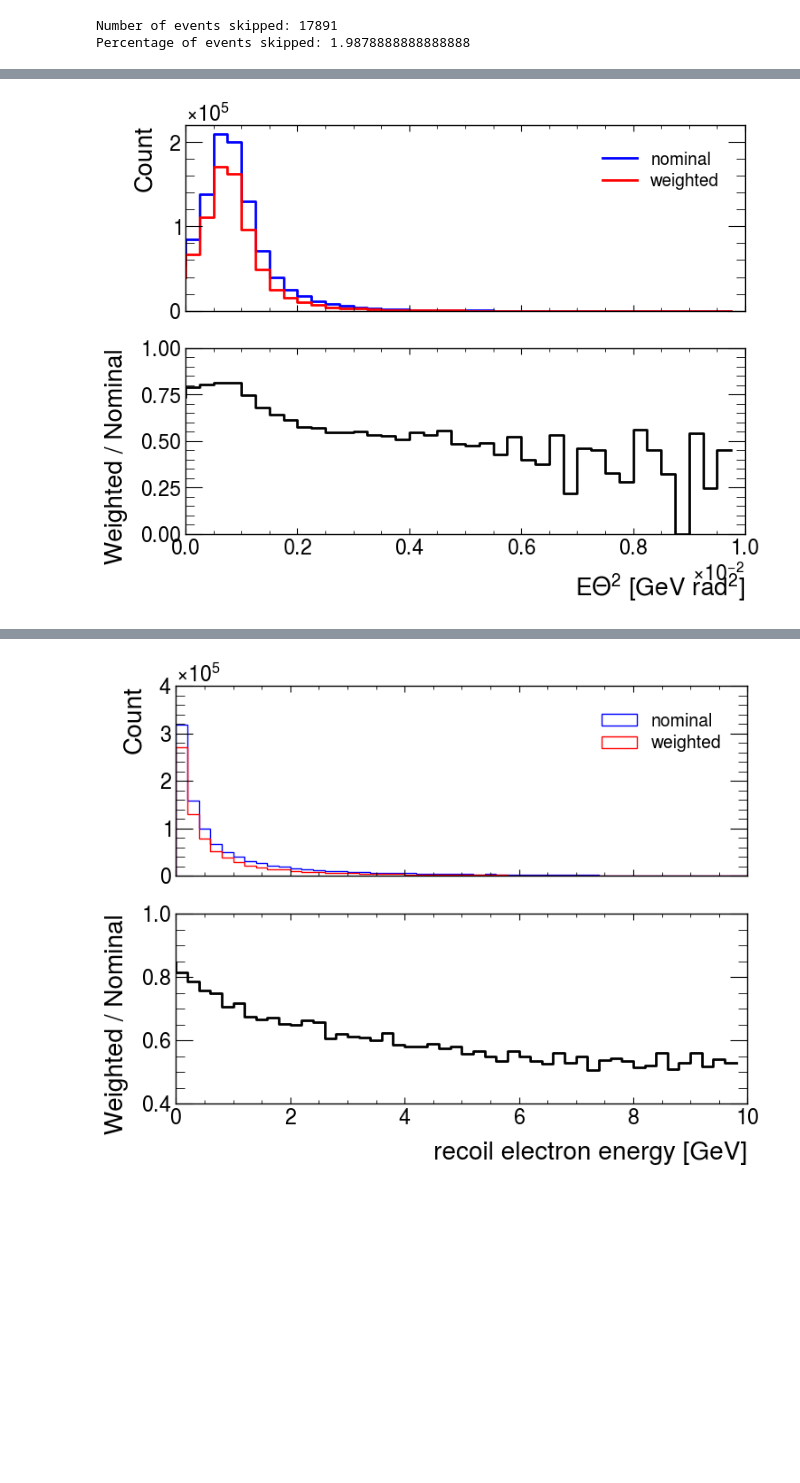
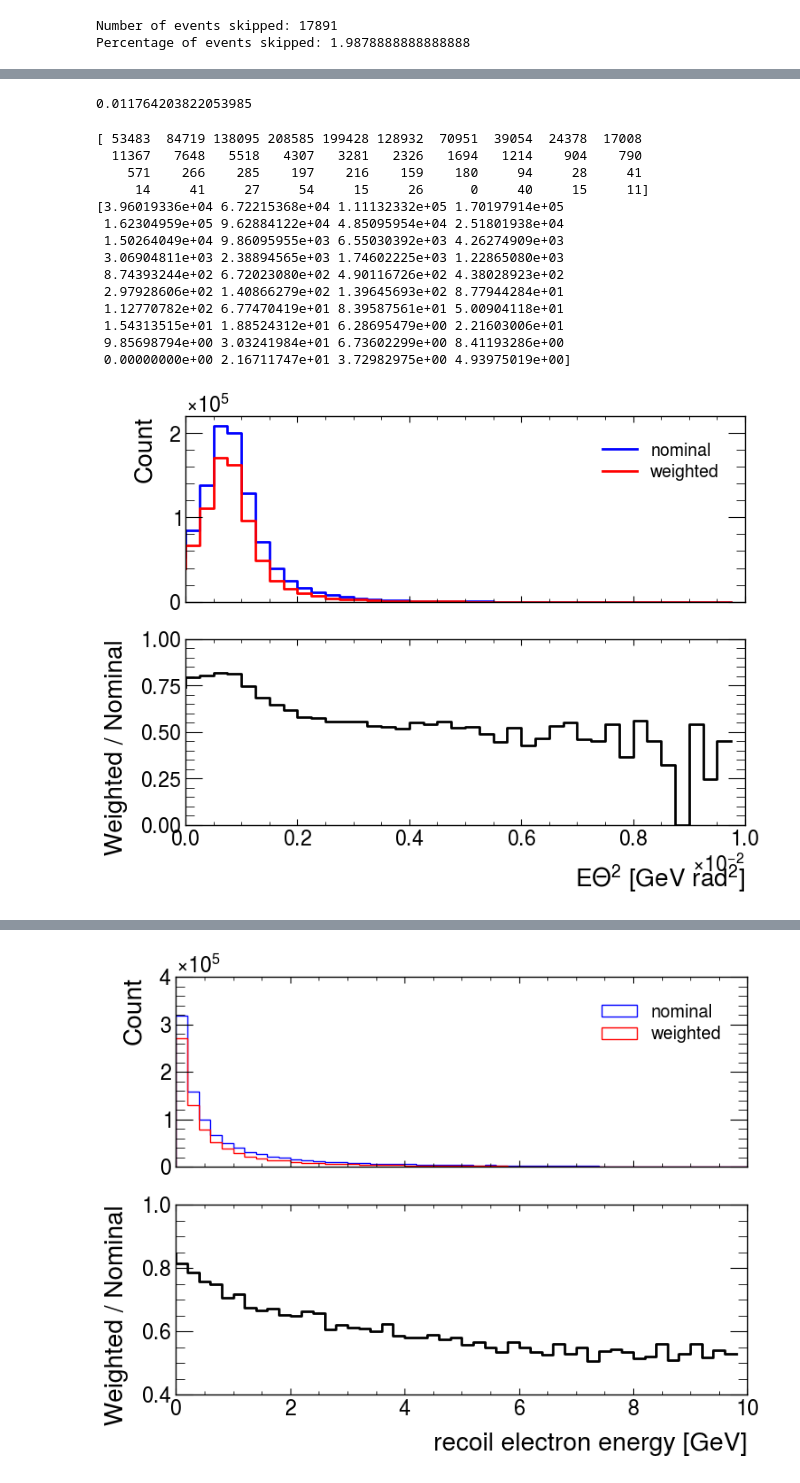
Before and after one commit to horohoo/thoroho-nova, a Jupyter notebook: ldmcode/NOvA_pion_dist.ipynb, the cells around one changed output, grey strips where cells are left out. Saved outputs shown, nothing was run; the diff lists cells and outputs as text; code cells hidden in the pictures; blank space fills up the shorter version.

```diff
--- a/ldmcode/NOvA_pion_dist.ipynb
+++ b/ldmcode/NOvA_pion_dist.ipynb
@@ -416,15 +422,29 @@ fig = plt.figure()
 ax = fig.add_subplot()
 X, Y = np.meshgrid(bins_pz, bins_pT)
 rat = ax.pcolormesh(X, Y, MIPP_BMPT_ratio.T,cmap='jet',vmin=0, vmax=2)
-cs = ax.contour(*midpoints, grid, levels=4, colors='k', zorder=40)
+#cs = ax.contour(*midpoints, grid, levels=50, colors='k', zorder=40)
 cbar = fig.colorbar(rat)
-cbar.set_label('MIPP / BMPT')
-ax.set_xlabel('pz [GeV]')
-ax.set_ylabel('pT [GeV]')
-fig.suptitle('MIPP / BMPT ratio')
+cbar.set_label('MIPP / BdNMC', loc='center')
+ax.set_xlabel('pz (GeV)', loc='center')
+ax.set_ylabel('pT (GeV)', loc='center')
+ax.set_title(r'NOvA Simulation', color='#999999', loc='right')
+
+for level in range(850):
+    cs = ax.contour(*midpoints, grid, levels=[level], colors='k', zorder=40)
+    if level == 849:
+        alpha = 1
+    else:
+        alpha = 0
+    for collection in cs.collections:
+        collection.set_alpha(alpha)
+
+ax.text(50, 1, '90% of DM', color='k')
+
+fig.savefig('/exp/nova/data/users/thoroho/MIPP-BMPT_ratio.pdf', dpi=300)
+
 plt.show()
 
-dat = cs.allsegs[1][0]
+dat = cs.allsegs[0][0]
 ldmevents = 0
 totalevents = 0
 path = mpl.path.Path(dat)
@@ -525,6 +547,12 @@ theta_vals = []
 
 allevents = 0
 goodevents = 0
+
+hEtheta2 = Hist(hist.axis.Regular(bins=12, start=0, stop=0.012, name="Etheta2", flow=False))
+hEtheta2w = Hist(hist.axis.Regular(bins=12, start=0, stop=0.012, name="Etheta2", flow=False))
+
+hE = Hist(hist.axis.Regular(bins=20, start=0, stop=10, name="Energy", flow=False))
+hEw = Hist(hist.axis.Regular(bins=20, start=0, stop=10, name="Energy", flow=False))
 
 for f in files:
     fname = os.path.join(evnpath, f)
@@ -558,7 +586,12 @@ for f in files:
                                             theta = angle_between(beam_direction, (val[0], val[1], val[2]))
                                             E = val[3]
                                             Etheta2_vals.append(E*theta*theta)
+                                            hEtheta2.fill(E*theta*theta)
                                             Etheta2_weights.append(MIPP_BMPT_ratio[pzi][pTi])
+                                            hEtheta2w.fill(E*theta*theta, weight=MIPP_BMPT_ratio[pzi][pTi])
+
+                                            hE.fill(E)
+                                            hEw.fill(E, weight=MIPP_BMPT_ratio[pzi][pTi])
 
                                             E_vals.append(E)
                                             theta_vals.append(theta)
@@ -614,23 +660,44 @@ for f in files:
+# %%
+print(max(Etheta2_vals))
+# %% [output]
+0.011764203822053985
 # %%
-nominal, edges = np.histogram(Etheta2_nominal, bins=np.linspace(0, 0.01, 41))
+nominal, edges = np.histogram(Etheta2_vals, bins=np.linspace(0, 0.01, 41))
 weighted, edges = np.histogram(Etheta2_vals, bins=np.linspace(0, 0.01, 41), weights=Etheta2_weights)
 ratio = []
 for i in range(len(nominal)):
     if nominal[i] > 0:
         ratio.append(weighted[i]/nominal[i])
     else:
         ratio.append(0)
+
+print(nominal)
+print(weighted)
 
 fig, (ax0, ax1) = plt.subplots(2, sharex=True)
 ax0.step(edges[:-1], nominal, color='blue',label='nominal')
 ax0.step(edges[:-1], weighted, color='red', label='weighted')
 ax1.set_xlabel('E$\Theta^2$ [GeV rad$^2$]')
 ax1.step(edges[:-1], ratio, color='black')
 ax0.set_ylim((0,2.2e5))
 ax1.set_ylim((0,1))
 ax0.set_ylabel('Count')
 ax1.set_ylabel(' Weighted / Nominal')
 ax0.legend()
 fig.show()
 # %% [output]
+[ 53483  84719 138095 208585 199428 128932  70951  39054  24378  17008
+  11367   7648   5518   4307   3281   2326   1694   1214    904    790
+    571    266    285    197    216    159    180     94     28     41
+     14     41     27     54     15     26      0     40     15     11]
+[3.96019336e+04 6.72215368e+04 1.11132332e+05 1.70197914e+05
+ 1.62304959e+05 9.62884122e+04 4.85095954e+04 2.51801938e+04
+ 1.50264049e+04 9.86095955e+03 6.55030392e+03 4.26274909e+03
+ 3.06904811e+03 2.38894565e+03 1.74602225e+03 1.22865080e+03
+ 8.74393244e+02 6.72023080e+02 4.90116726e+02 4.38028923e+02
+ 2.97928606e+02 1.40866279e+02 1.39645693e+02 8.77944284e+01
+ 1.12770782e+02 6.77470419e+01 8.39587561e+01 5.00904118e+01
+ 1.54313515e+01 1.88524312e+01 6.28695479e+00 2.21603006e+01
+ 9.85698794e+00 3.03241984e+01 6.73602299e+00 8.41193286e+00
+ 0.00000000e+00 2.16711747e+01 3.72982975e+00 4.93975019e+00]
-[figure, old version]
+[figure, new version]
```
Also changed, not shown: parts of 8 cells of this notebook.
